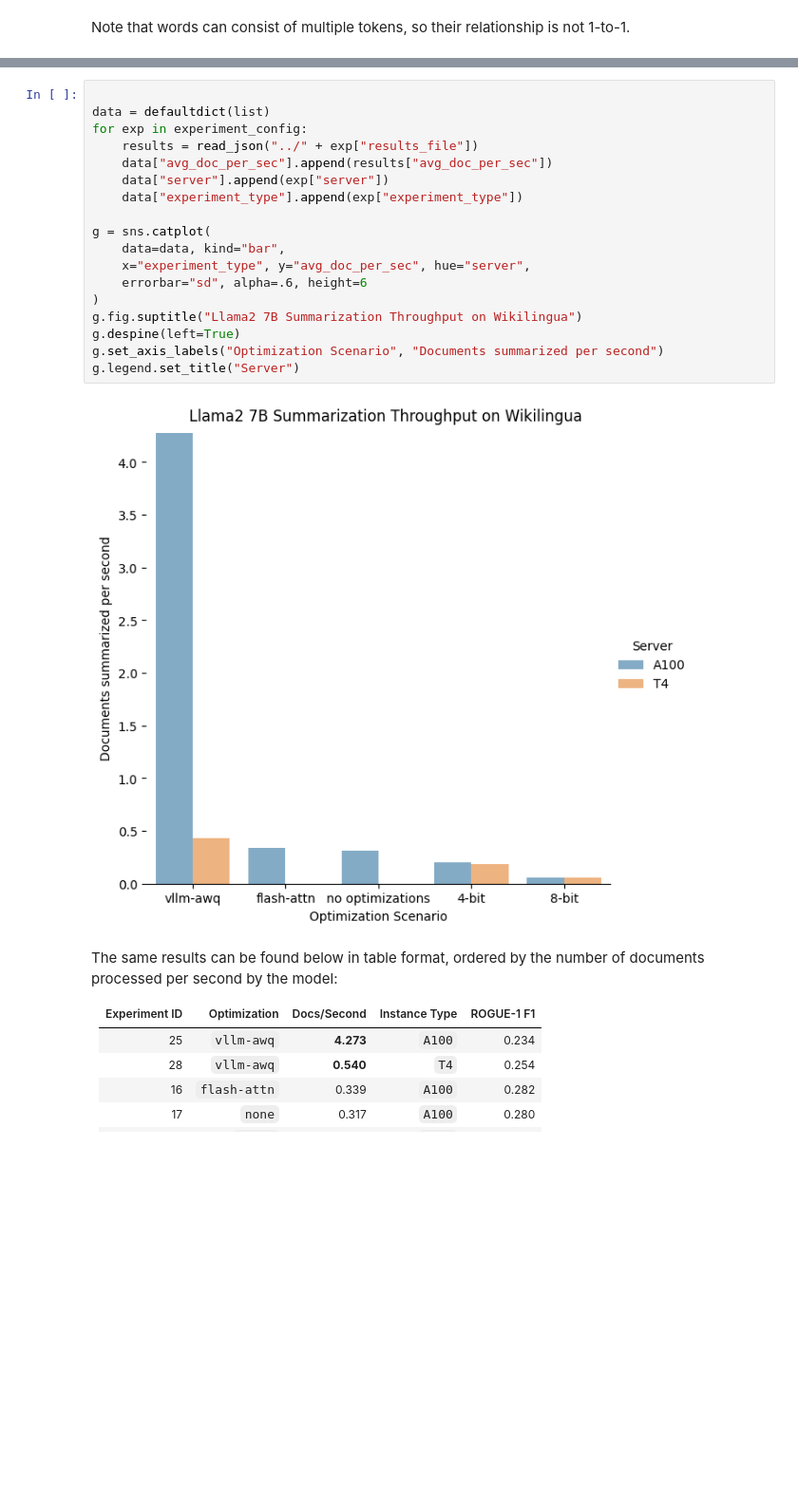
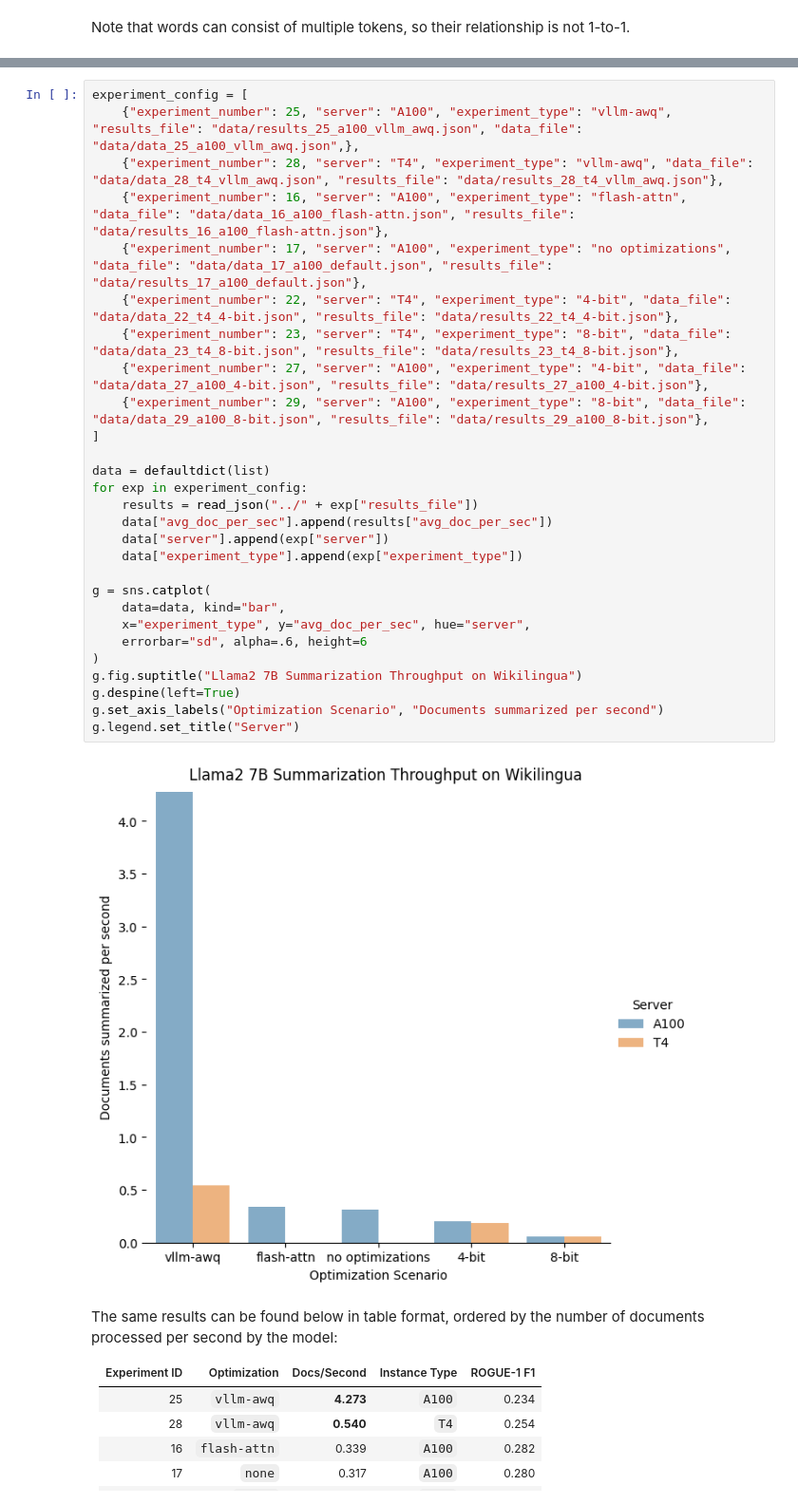
Before and after one commit to lcary/ai-summarization-benchmarks, a Jupyter notebook: notebooks/Llama2 7b Benchmarks.ipynb, the cells around one changed output, grey strips where cells are left out. Shown: that part at 95% size. Saved outputs shown, nothing was run; the diff lists cells and outputs as text; blank space fills up the shorter version.

Commit message:
Add corrections to report info and configs

```diff
--- a/notebooks/Llama2 7b Benchmarks.ipynb
+++ b/notebooks/Llama2 7b Benchmarks.ipynb
@@ -159,25 +148,35 @@ in a 2x speedup over other T4 experiments, making the T4 competitive with other
 See the below chart for a visual comparison of inference speed, measured by the average number
 of documents processed per second.
 # %%
+experiment_config = [
+    {"experiment_number": 25, "server": "A100", "experiment_type": "vllm-awq", "results_file": "data/results_25_a100_vllm_awq.json", "data_file": "data/data_25_a100_vllm_awq.json",},
+    {"experiment_number": 28, "server": "T4", "experiment_type": "vllm-awq", "data_file": "data/data_28_t4_vllm_awq.json", "results_file": "data/results_28_t4_vllm_awq.json"},
+    {"experiment_number": 16, "server": "A100", "experiment_type": "flash-attn", "data_file": "data/data_16_a100_flash-attn.json", "results_file": "data/results_16_a100_flash-attn.json"},
+    {"experiment_number": 17, "server": "A100", "experiment_type": "no optimizations", "data_file": "data/data_17_a100_default.json", "results_file": "data/results_17_a100_default.json"},
+    {"experiment_number": 22, "server": "T4", "experiment_type": "4-bit", "data_file": "data/data_22_t4_4-bit.json", "results_file": "data/results_22_t4_4-bit.json"},
+    {"experiment_number": 23, "server": "T4", "experiment_type": "8-bit", "data_file": "data/data_23_t4_8-bit.json", "results_file": "data/results_23_t4_8-bit.json"},
+    {"experiment_number": 27, "server": "A100", "experiment_type": "4-bit", "data_file": "data/data_27_a100_4-bit.json", "results_file": "data/results_27_a100_4-bit.json"},
+    {"experiment_number": 29, "server": "A100", "experiment_type": "8-bit", "data_file": "data/data_29_a100_8-bit.json", "results_file": "data/results_29_a100_8-bit.json"},
+]
 
 data = defaultdict(list)
 for exp in experiment_config:
     results = read_json("../" + exp["results_file"])
     data["avg_doc_per_sec"].append(results["avg_doc_per_sec"])
     data["server"].append(exp["server"])
     data["experiment_type"].append(exp["experiment_type"])
 
 g = sns.catplot(
     data=data, kind="bar",
     x="experiment_type", y="avg_doc_per_sec", hue="server",
     errorbar="sd", alpha=.6, height=6
 )
 g.fig.suptitle("Llama2 7B Summarization Throughput on Wikilingua")
 g.despine(left=True)
 g.set_axis_labels("Optimization Scenario", "Documents summarized per second")
 g.legend.set_title("Server")
 # %% [output]
-[figure, old version]
+[figure, new version]
 # %% [markdown]
 The same results can be found below in table format, ordered by the number of documents processed per second by the model:
 
```
Also changed, not shown: parts of 6 cells of this notebook, 1 other file.
